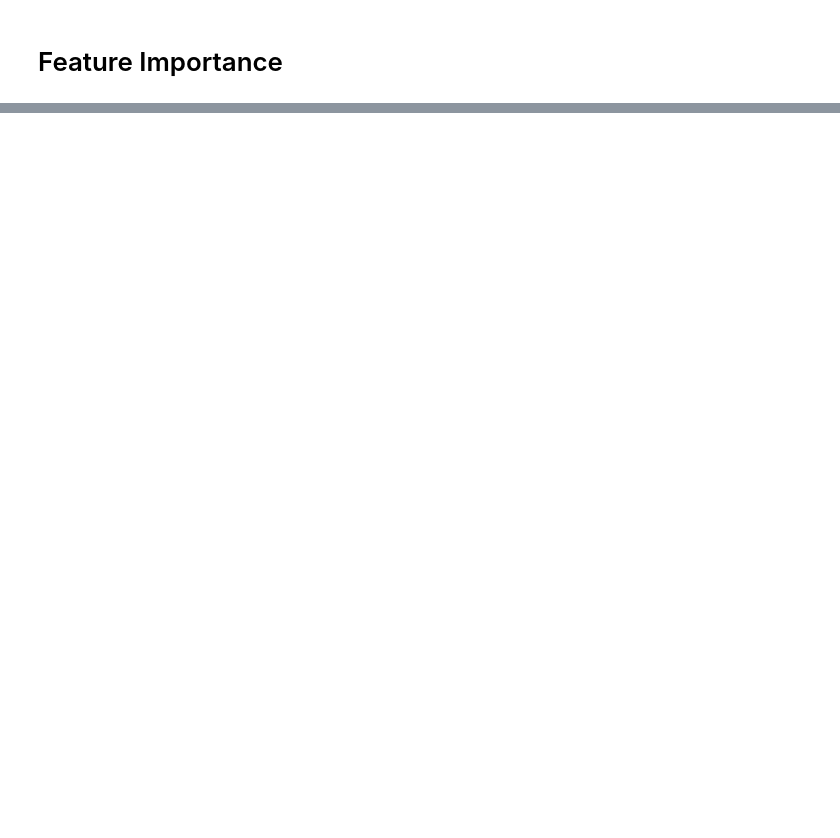
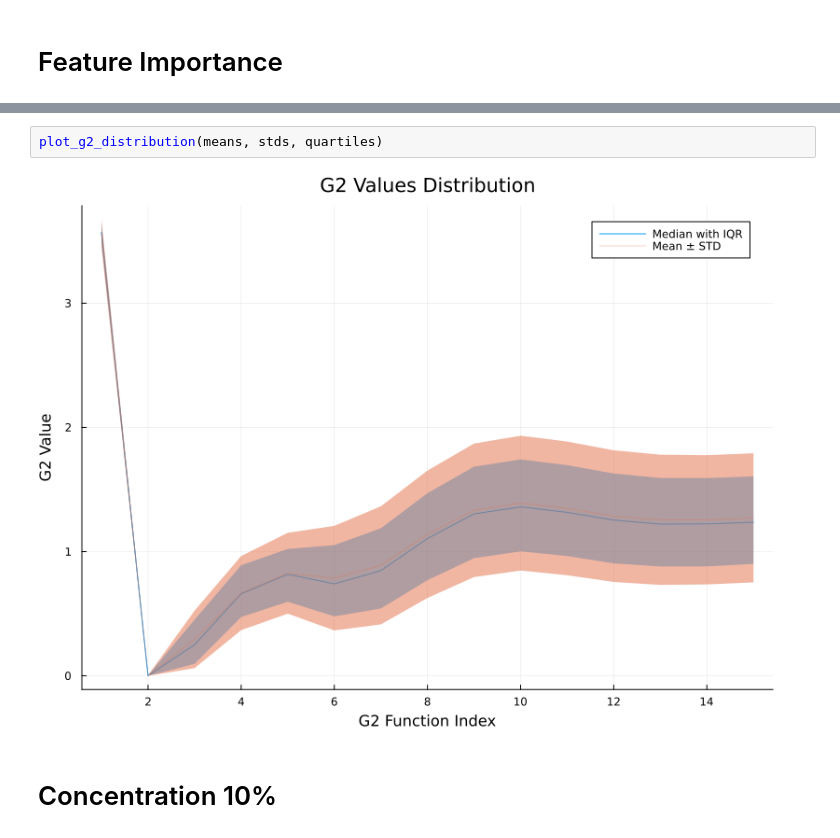
Before and after one commit to mposysoev/FeatureImportance, a Jupyter notebook: run_me.ipynb, the cells around one changed output, grey strips where cells are left out. Drawn from its saved outputs; the diff is of its cells as text; blank space fills up the shorter version.

```diff
--- a/run_me.ipynb
+++ b/run_me.ipynb
@@ -216,0 +333,6 @@ errors_shift
+# %%
+plot_g2_distribution(means, stds, quartiles)
+# %% [output]
+[figure, added]
+# %% [markdown]
+# Concentration 10%
```
Also changed, not shown: parts of 25 cells of this notebook, 5 other files.
